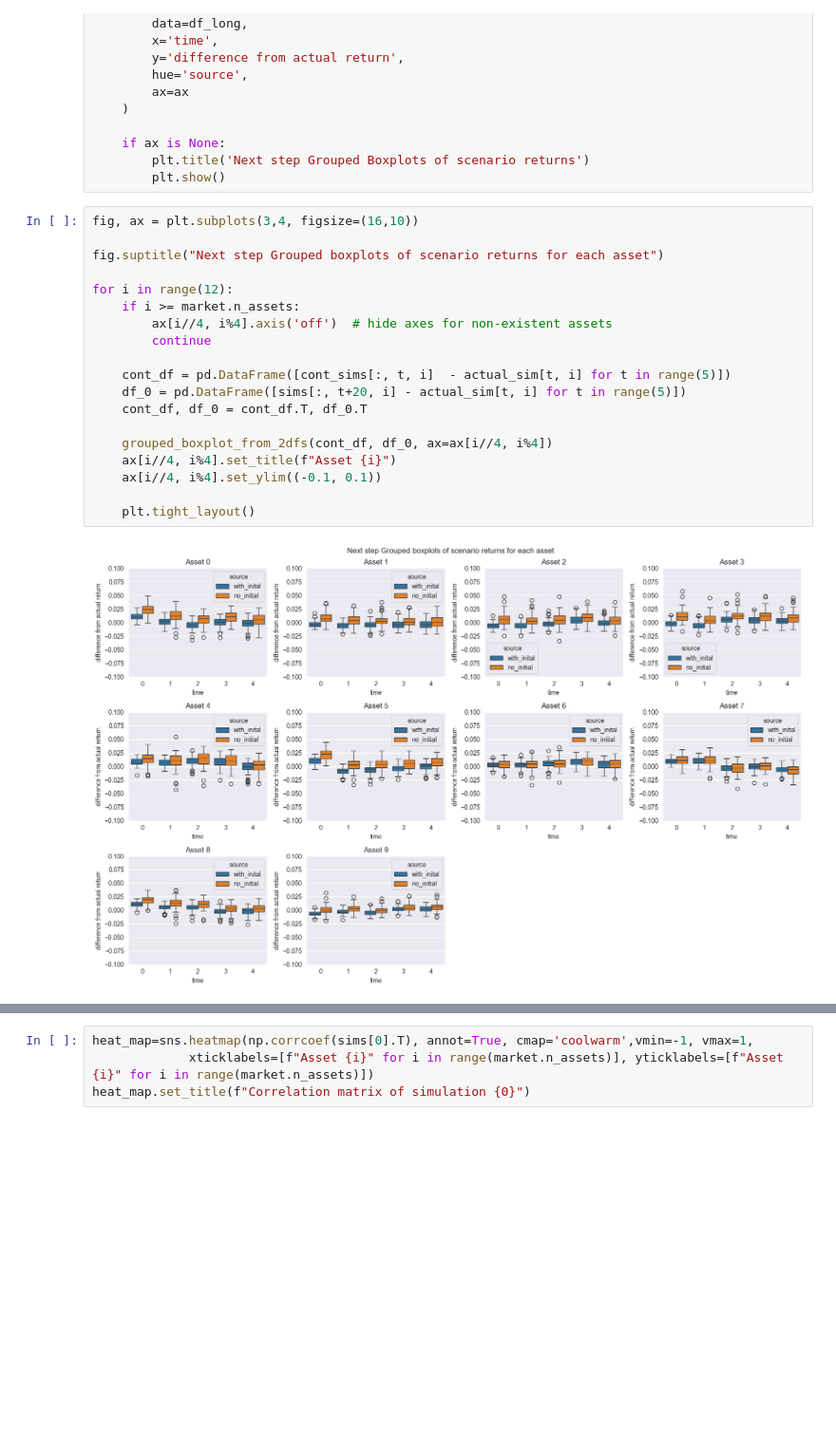
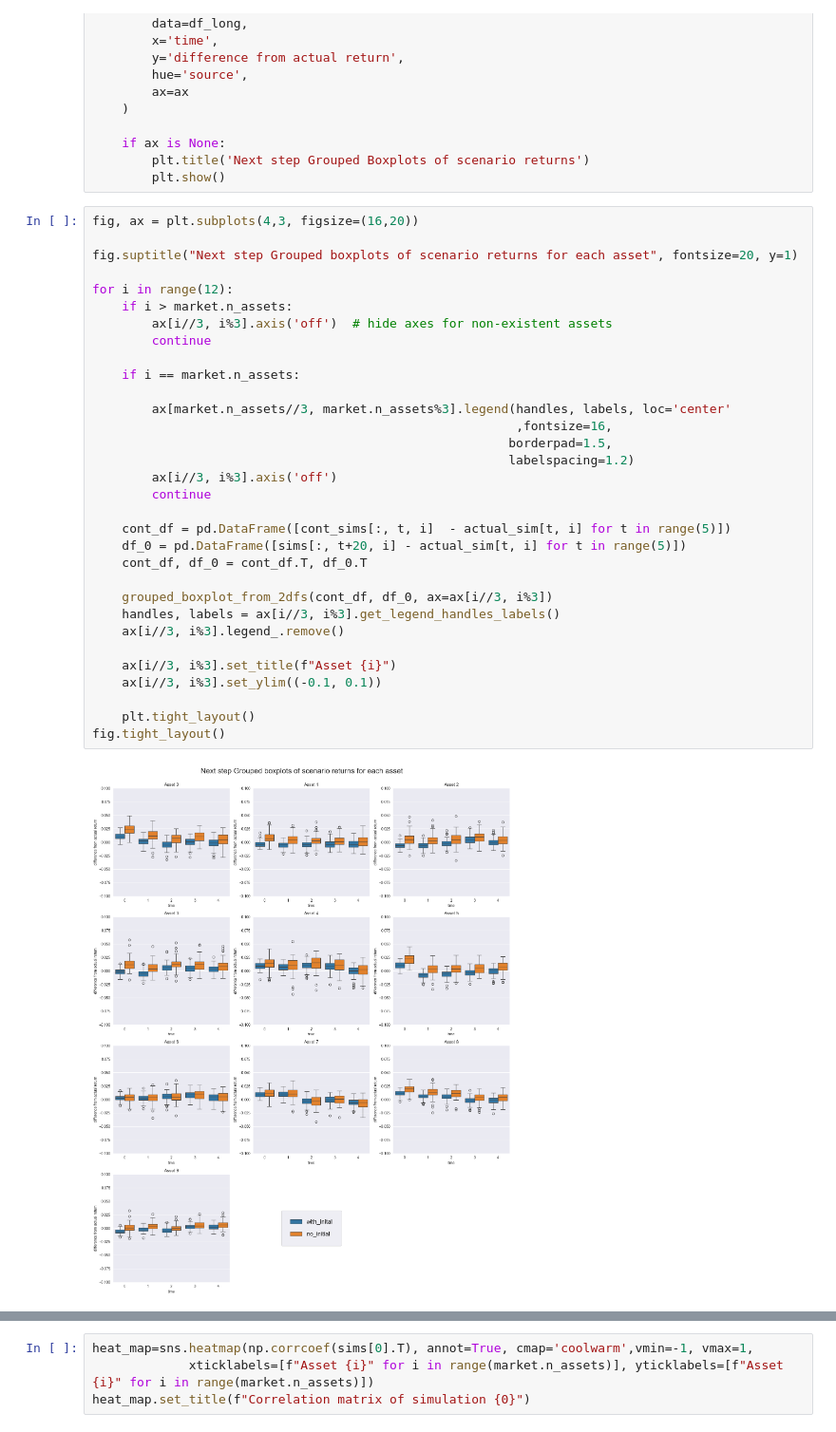
Before and after one commit to V4laky/PortfolioMPC, a Jupyter notebook: notebooks/Trajectory_analysis.ipynb, the cells around one changed output, grey strips where cells are left out. Shown at 95% size. Drawn from its saved outputs; the diff is of its cells as text; blank space fills up the shorter version.

```diff
--- a/notebooks/Trajectory_analysis.ipynb
+++ b/notebooks/Trajectory_analysis.ipynb
@@ -187,23 +189,36 @@ def grouped_boxplot_from_2dfs(cont_df, df_0, ax=None):
         plt.title('Next step Grouped Boxplots of scenario returns')
         plt.show()
 # %%
-fig, ax = plt.subplots(3,4, figsize=(16,10))
+fig, ax = plt.subplots(4,3, figsize=(16,20))
 
-fig.suptitle("Next step Grouped boxplots of scenario returns for each asset")
+fig.suptitle("Next step Grouped boxplots of scenario returns for each asset", fontsize=20, y=1)
 
 for i in range(12):
-    if i >= market.n_assets:
-        ax[i//4, i%4].axis('off')  # hide axes for non-existent assets
+    if i > market.n_assets:
+        ax[i//3, i%3].axis('off')  # hide axes for non-existent assets
+        continue
+
+    if i == market.n_assets:
+
+        ax[market.n_assets//3, market.n_assets%3].legend(handles, labels, loc='center'
+                                                         ,fontsize=16,
+                                                        borderpad=1.5,
+                                                        labelspacing=1.2)
+        ax[i//3, i%3].axis('off')
         continue
 
     cont_df = pd.DataFrame([cont_sims[:, t, i]  - actual_sim[t, i] for t in range(5)])
     df_0 = pd.DataFrame([sims[:, t+20, i] - actual_sim[t, i] for t in range(5)])
     cont_df, df_0 = cont_df.T, df_0.T
 
-    grouped_boxplot_from_2dfs(cont_df, df_0, ax=ax[i//4, i%4])
-    ax[i//4, i%4].set_title(f"Asset {i}")
-    ax[i//4, i%4].set_ylim((-0.1, 0.1))
+    grouped_boxplot_from_2dfs(cont_df, df_0, ax=ax[i//3, i%3])
+    handles, labels = ax[i//3, i%3].get_legend_handles_labels()
+    ax[i//3, i%3].legend_.remove()
+
+    ax[i//3, i%3].set_title(f"Asset {i}")
+    ax[i//3, i%3].set_ylim((-0.1, 0.1))
 
     plt.tight_layout()
+fig.tight_layout()
 # %% [output]
-[figure, old version]
+[figure, new version]
```
Also changed, not shown: parts of 12 cells of this notebook, 4 other files.
